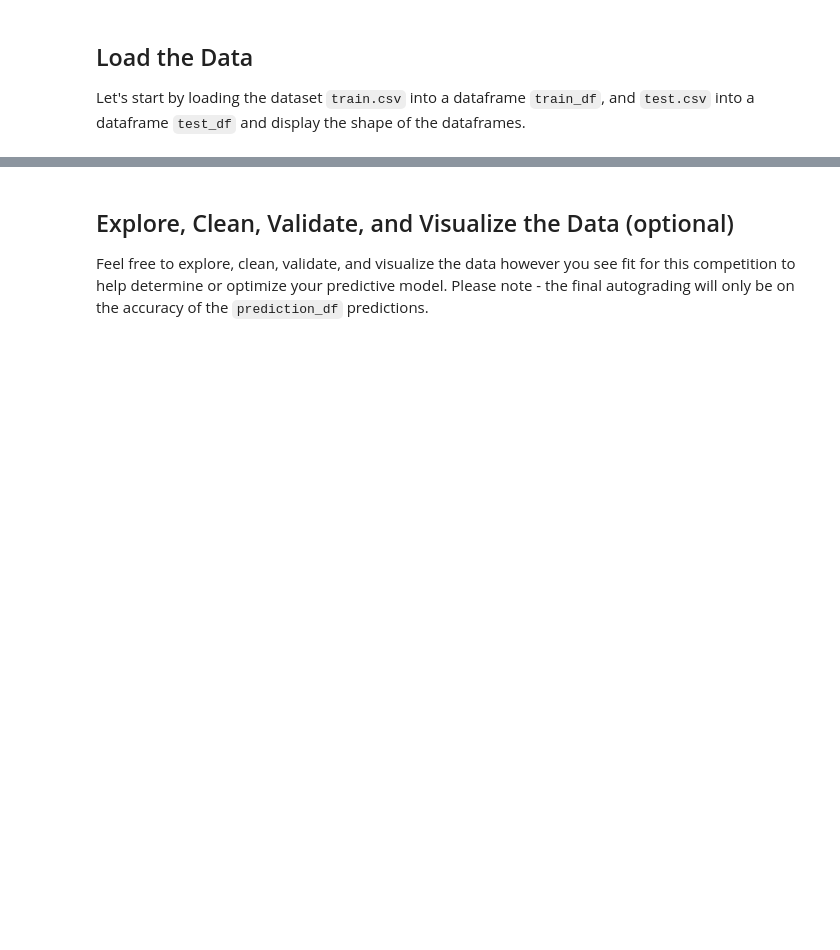
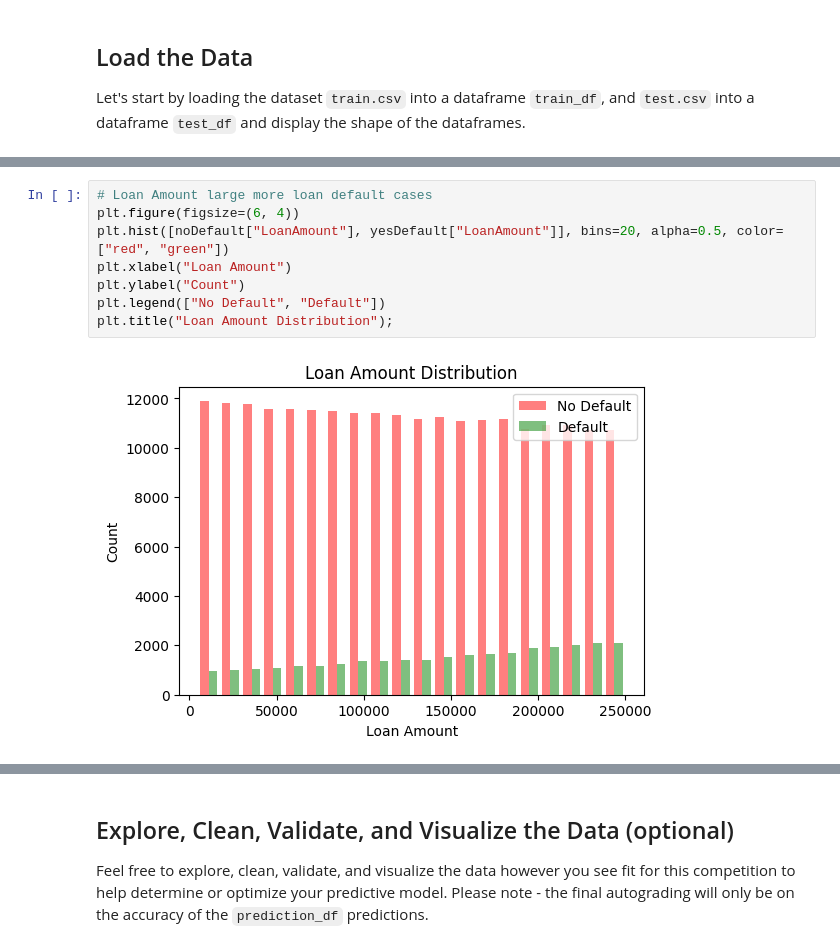
Before and after one commit to johnsonhk88/Data-Science-Challenge-Coursera-Project-Loan-Default-Prediction, a Jupyter notebook: LoanDefaultPrediction.ipynb, the cells around one changed output, grey strips where cells are left out. Saved outputs shown, nothing was run; the diff lists cells and outputs as text; blank space fills up the shorter version.

```diff
--- a/LoanDefaultPrediction.ipynb
+++ b/LoanDefaultPrediction.ipynb
@@ -95,0 +215,10 @@ test_df.head()
+# %%
+# Loan Amount large more loan default cases
+plt.figure(figsize=(6, 4))
+plt.hist([noDefault["LoanAmount"], yesDefault["LoanAmount"]], bins=20, alpha=0.5, color=["red", "green"])
+plt.xlabel("Loan Amount")
+plt.ylabel("Count")
+plt.legend(["No Default", "Default"])
+plt.title("Loan Amount Distribution");
+# %% [output]
+[figure, added]
```
Also changed, not shown: parts of 49 cells of this notebook, 1 other file.
